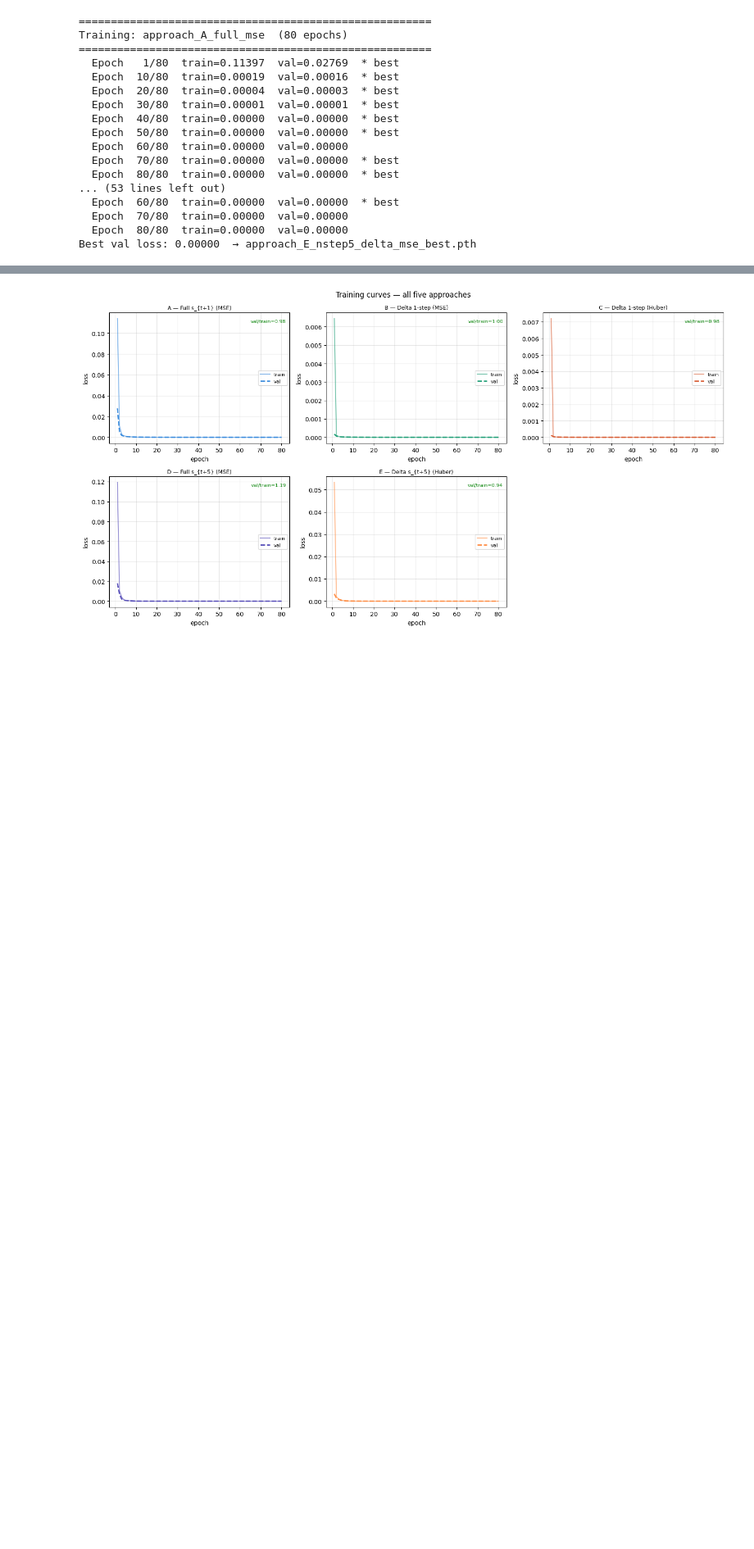
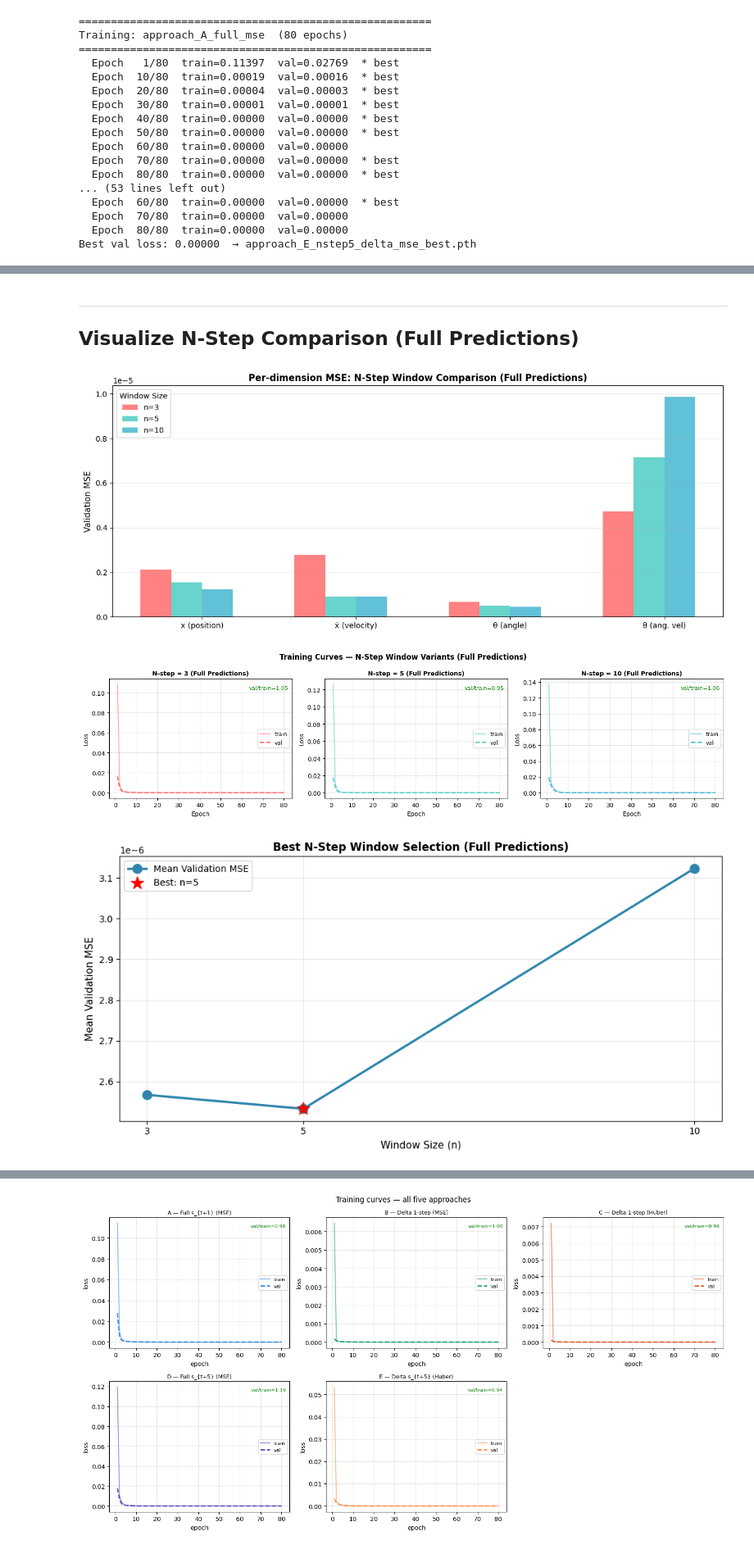
Before and after one commit to nouhailanok/Precedence-Estimation, a Jupyter notebook: dnn predictor/dnn_predictor_updated.ipynb, the cells around one changed output, grey strips where cells are left out. Shown at 82% size. Drawn from its saved outputs; the diff is of its cells as text; code cells hidden in the pictures; blank space fills up the shorter version.

Commit message:
comparing with different n-steps

```diff
--- a/dnn predictor/dnn_predictor_updated.ipynb
+++ b/dnn predictor/dnn_predictor_updated.ipynb
@@ -707,2 +666,79 @@ Best val loss: 0.00000  → approach_E_nstep5_delta_mse_best.pth
+# %% [markdown]
+---
+## Visualize N-Step Comparison (Full Predictions)
+# %%
+fig, ax = plt.subplots(figsize=(12, 5))
+
+x = np.arange(len(dim_labels))
+colors_nstep = ["#FF6B6B", "#4ECDC4", "#45B7D1"]
+w = 0.2
+
+for i, n in enumerate(n_step_values):
+    mse_n = nstep_mse_results[n]
+    ax.bar(x + (i - 1.5) * w, mse_n, w, label=f"n={n}",
+           color=colors_nstep[i], alpha=0.85)
+
+ax.set_xticks(x)
+ax.set_xticklabels(dim_labels, fontsize=10)
+ax.set_ylabel("Validation MSE", fontsize=11)
+ax.set_title("Per-dimension MSE: N-Step Window Comparison (Full Predictions)", fontsize=12, fontweight="bold")
+ax.legend(fontsize=10, title="Window Size", title_fontsize=10)
+ax.grid(axis="y", alpha=0.3)
+plt.tight_layout()
+plt.savefig("nstep_window_comparison.png", dpi=120)
+plt.show()
+
+# TRAINING CURVES: All n-step variants
+fig, axes = plt.subplots(1, 3, figsize=(15, 4))
+
+for idx, n in enumerate(n_step_values):
+    ax = axes[idx]
+    hist = nstep_histories[n]
+    epochs = range(1, len(hist["train_loss"]) + 1)
+    color = colors_nstep[idx]
+
+    ax.plot(epochs, hist["train_loss"], color=color, lw=1.5, alpha=0.6, label="train")
+    ax.plot(epochs, hist["val_loss"], color=color, lw=2.0, linestyle="--", label="val")
+    ax.set_title(f"N-step = {n} (Full Predictions)", fontsize=10, fontweight="bold")
+    ax.set_xlabel("Epoch")
+    ax.set_ylabel("Loss")
+    ax.legend(fontsize=9)
+    ax.grid(alpha=0.3)
+
+    ratio = hist["val_loss"][-1] / (hist["train_loss"][-1] + 1e-9)
+    col = "red" if ratio > 2.0 else "green"
+    ax.text(0.98, 0.95, f"val/train={ratio:.2f}",
+            transform=ax.transAxes, ha="right", va="top", fontsize=9, color=col)
+
+plt.suptitle("Training Curves — N-Step Window Variants (Full Predictions)", fontsize=12, fontweight="bold")
+plt.tight_layout()
+plt.savefig("nstep_training_curves.png", dpi=120)
+plt.show()
+
+# MEAN MSE COMPARISON (Line plot)
+
+fig, ax = plt.subplots(figsize=(10, 5))
+
+mean_mses = [nstep_scores[n] for n in n_step_values]
+ax.plot(n_step_values, mean_mses, marker="o", linewidth=2.5, markersize=10,
+        color="#2E86AB", label="Mean Validation MSE")
+
+# Highlight best window
+ax.scatter([best_n_window], [nstep_scores[best_n_window]],
+           color="red", s=200, marker="*", zorder=5, label=f"Best: n={best_n_window}")
+
+ax.set_xlabel("Window Size (n)", fontsize=11)
+ax.set_ylabel("Mean Validation MSE", fontsize=11)
+ax.set_title("Best N-Step Window Selection (Full Predictions)", fontsize=12, fontweight="bold")
+ax.set_xticks(n_step_values)
+ax.grid(alpha=0.3)
+ax.legend(fontsize=10)
+plt.tight_layout()
+plt.savefig("nstep_best_window_selection.png", dpi=120)
+plt.show()
+# %% [output]
+[figure, added]
+[figure, added]
+[figure, added]
 # %% [markdown]
 ---
```
Also changed, not shown: parts of 10 cells of this notebook, 7 other files.
